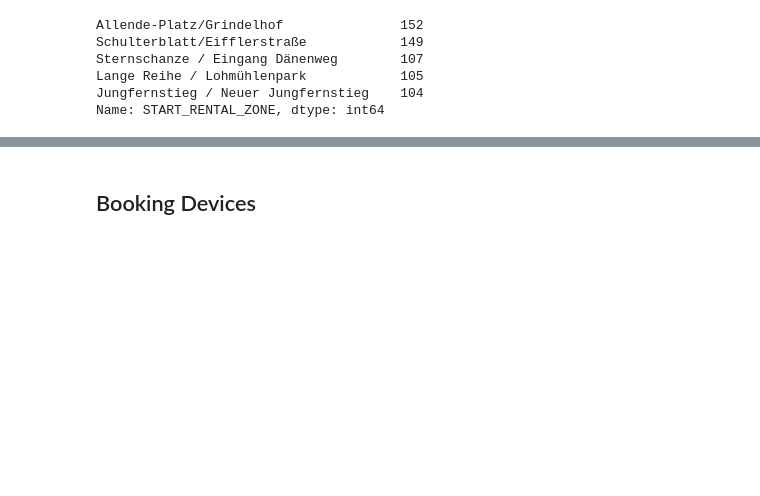
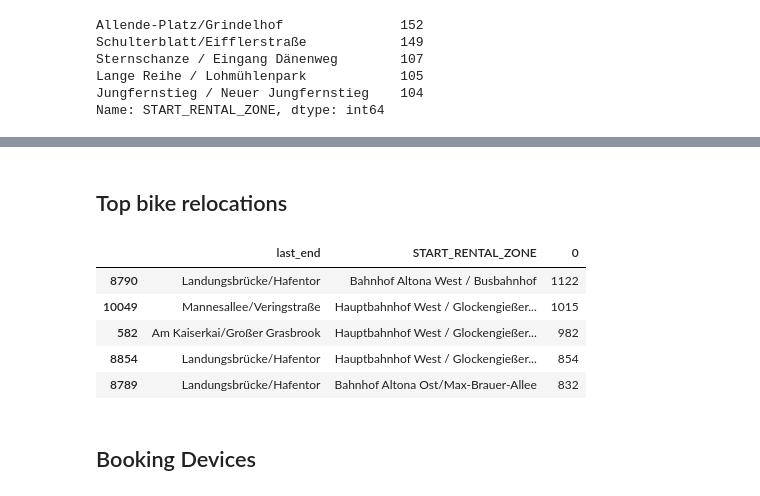
Before and after one commit to goerlitz/opendata-call-a-bike, a Jupyter notebook: python/call-a-bike_analysis.ipynb, the cells around one changed output, grey strips where cells are left out. Saved outputs shown, nothing was run; the diff lists cells and outputs as text; code cells hidden in the pictures; blank space fills up the shorter version.

```diff
--- a/python/call-a-bike_analysis.ipynb
+++ b/python/call-a-bike_analysis.ipynb
@@ -424,3 +481,18 @@ df_itinerary.head()
+# %% [markdown]
+## Top bike relocations
+# %%
+(df_itinerary[df_itinerary.gap]
+ .groupby(['last_end', 'START_RENTAL_ZONE'])
+ .size().reset_index()
+ .sort_values(0, ascending=False)
+).head()
+# %% [output]
+|  | last_end | START_RENTAL_ZONE | 0 |
+| 8790 | Landungsbrücke/Hafentor | Bahnhof Altona West / Busbahnhof | 1122 |
+| 10049 | Mannesallee/Veringstraße | Hauptbahnhof West / Glockengießer... | 1015 |
+| 582 | Am Kaiserkai/Großer Grasbrook | Hauptbahnhof West / Glockengießer... | 982 |
+| 8854 | Landungsbrücke/Hafentor | Hauptbahnhof West / Glockengießer... | 854 |
+| 8789 | Landungsbrücke/Hafentor | Bahnhof Altona Ost/Max-Brauer-Allee | 832 |
 # %% [markdown]
 ## Booking Devices
 # %%
```
Also changed, not shown: parts of 27 cells of this notebook.
